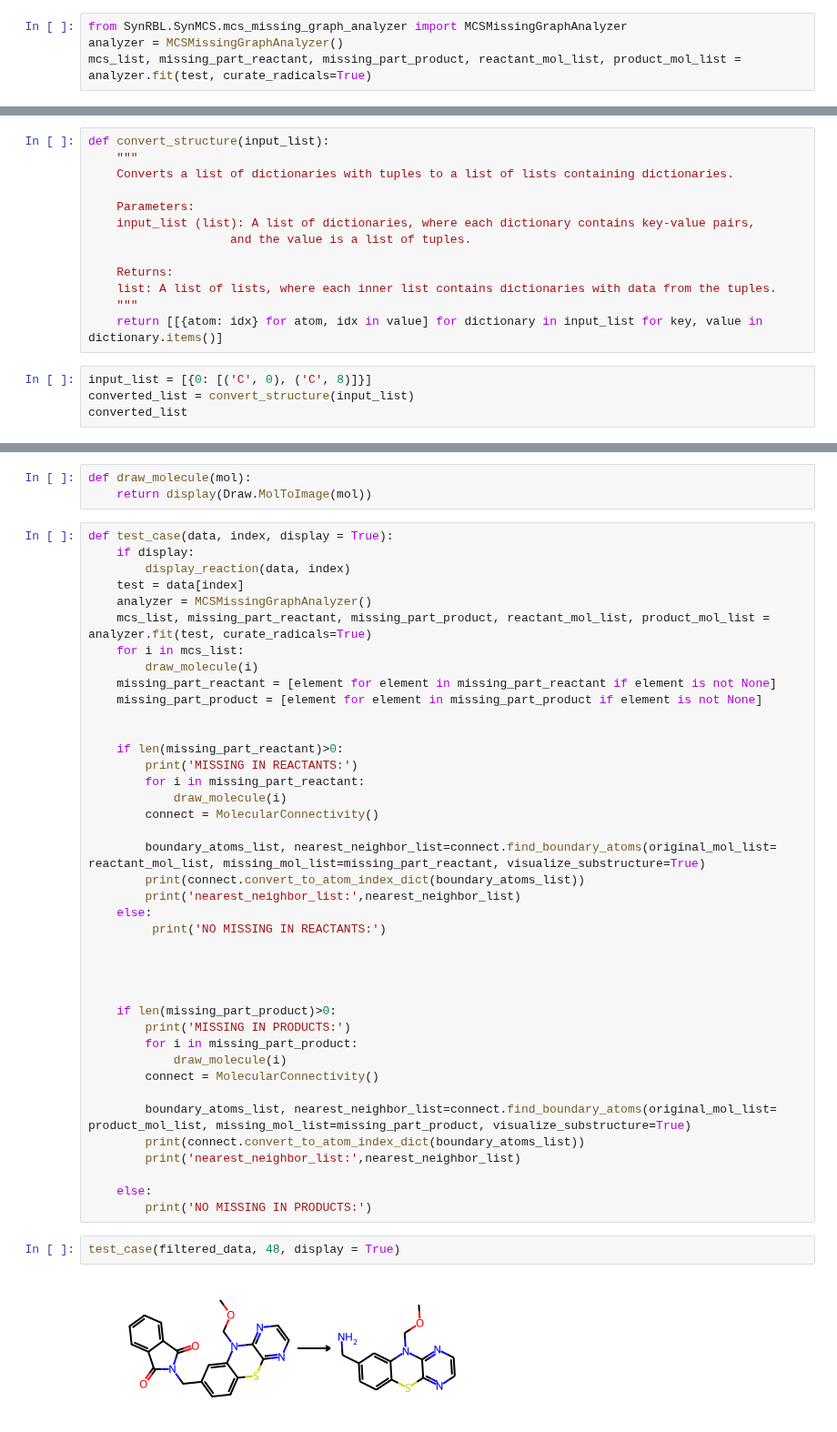
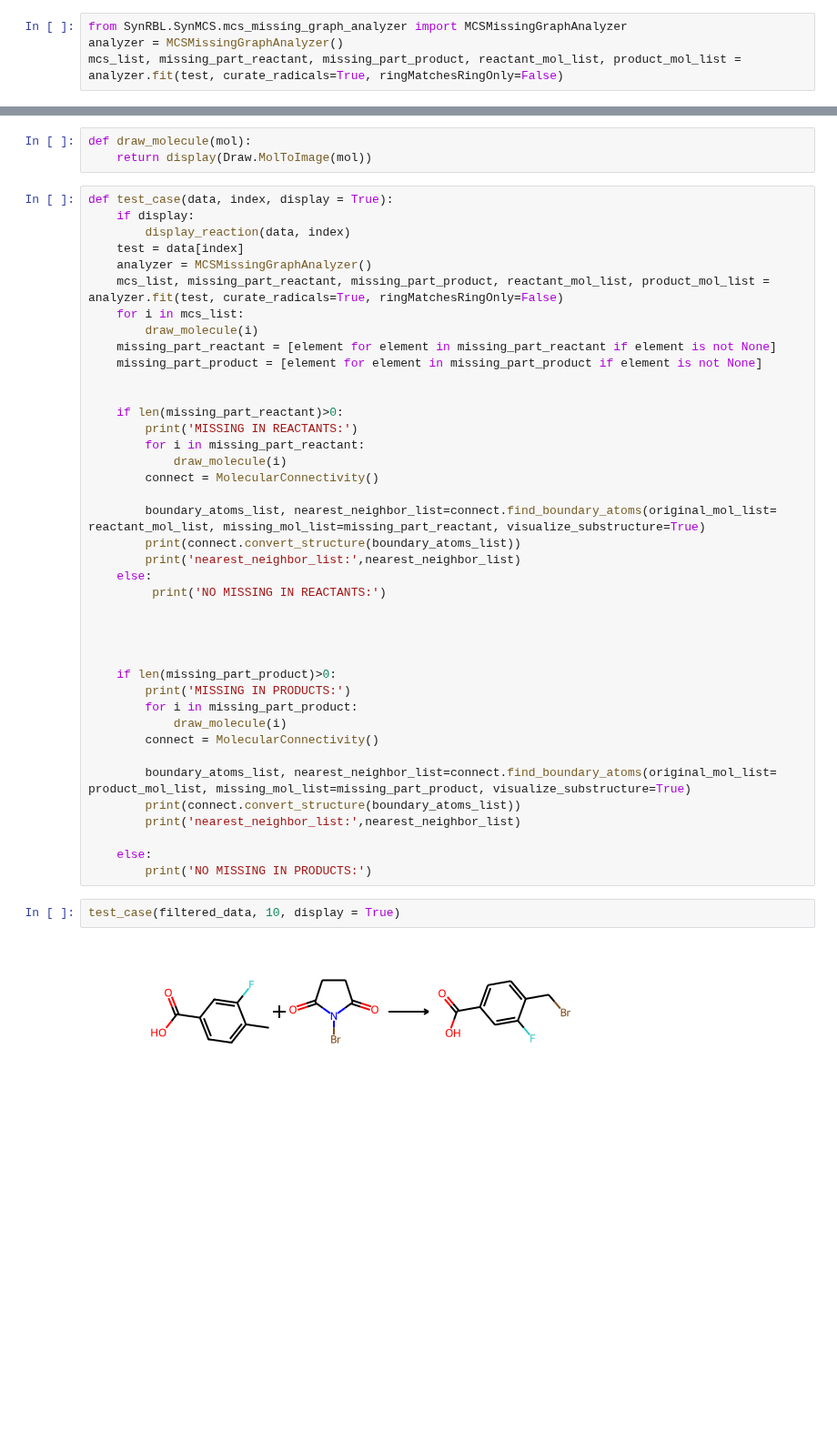
Before and after one commit to TieuLongPhan/SynRBL, a Jupyter notebook: Notebook/MCS_Impute.ipynb, the cells around one changed output, grey strips where cells are left out. Shown at 91% size. Cells and saved outputs as stored; diff of their text form; blank space fills up the shorter version.

```diff
--- a/Notebook/MCS_Impute.ipynb
+++ b/Notebook/MCS_Impute.ipynb
@@ -63,7 +63,7 @@ test
 # %%
 from SynRBL.SynMCS.mcs_missing_graph_analyzer import MCSMissingGraphAnalyzer
 analyzer = MCSMissingGraphAnalyzer()
-mcs_list, missing_part_reactant, missing_part_product, reactant_mol_list, product_mol_list = analyzer.fit(test, curate_radicals=True)
+mcs_list, missing_part_reactant, missing_part_product, reactant_mol_list, product_mol_list = analyzer.fit(test, curate_radicals=True, ringMatchesRingOnly=False)
 # %%
 from rdkit import Chem
 from rdkit.Chem import Draw
@@ -177,17 +107,0 @@ class MolecularConnectivity:
-# %%
-def convert_structure(input_list):
-    """
-    Converts a list of dictionaries with tuples to a list of lists containing dictionaries.
-
-    Parameters:
-    input_list (list): A list of dictionaries, where each dictionary contains key-value pairs,
-                    and the value is a list of tuples.
-
-    Returns:
-    list: A list of lists, where each inner list contains dictionaries with data from the tuples.
-    """
-    return [[{atom: idx} for atom, idx in value] for dictionary in input_list for key, value in dictionary.items()]
-# %%
-input_list = [{0: [('C', 0), ('C', 8)]}]
-converted_list = convert_structure(input_list)
-converted_list
@@ -280,7 +221,7 @@ def test_case(data, index, display = True):
         display_reaction(data, index)
     test = data[index]
     analyzer = MCSMissingGraphAnalyzer()
-    mcs_list, missing_part_reactant, missing_part_product, reactant_mol_list, product_mol_list = analyzer.fit(test, curate_radicals=True)
+    mcs_list, missing_part_reactant, missing_part_product, reactant_mol_list, product_mol_list = analyzer.fit(test, curate_radicals=True, ringMatchesRingOnly=False)
     for i in mcs_list:
         draw_molecule(i)
     missing_part_reactant = [element for element in missing_part_reactant if element is not None]
@@ -294,7 +235,7 @@ def test_case(data, index, display = True):
         connect = MolecularConnectivity()
 
         boundary_atoms_list, nearest_neighbor_list=connect.find_boundary_atoms(original_mol_list= reactant_mol_list, missing_mol_list=missing_part_reactant, visualize_substructure=True)
-        print(connect.convert_to_atom_index_dict(boundary_atoms_list))
+        print(connect.convert_structure(boundary_atoms_list))
         print('nearest_neighbor_list:',nearest_neighbor_list)
     else:
          print('NO MISSING IN REACTANTS:')
@@ -309,12 +250,12 @@ def test_case(data, index, display = True):
         connect = MolecularConnectivity()
 
         boundary_atoms_list, nearest_neighbor_list=connect.find_boundary_atoms(original_mol_list= product_mol_list, missing_mol_list=missing_part_product, visualize_substructure=True)
-        print(connect.convert_to_atom_index_dict(boundary_atoms_list))
+        print(connect.convert_structure(boundary_atoms_list))
         print('nearest_neighbor_list:',nearest_neighbor_list)
 
     else:
         print('NO MISSING IN PRODUCTS:')
 # %%
-test_case(filtered_data, 48, display = True)
+test_case(filtered_data, 10, display = True)
 # %% [output]
-[figure, old version]
+[figure, new version]
```
Also changed, not shown: parts of 10 cells of this notebook.
